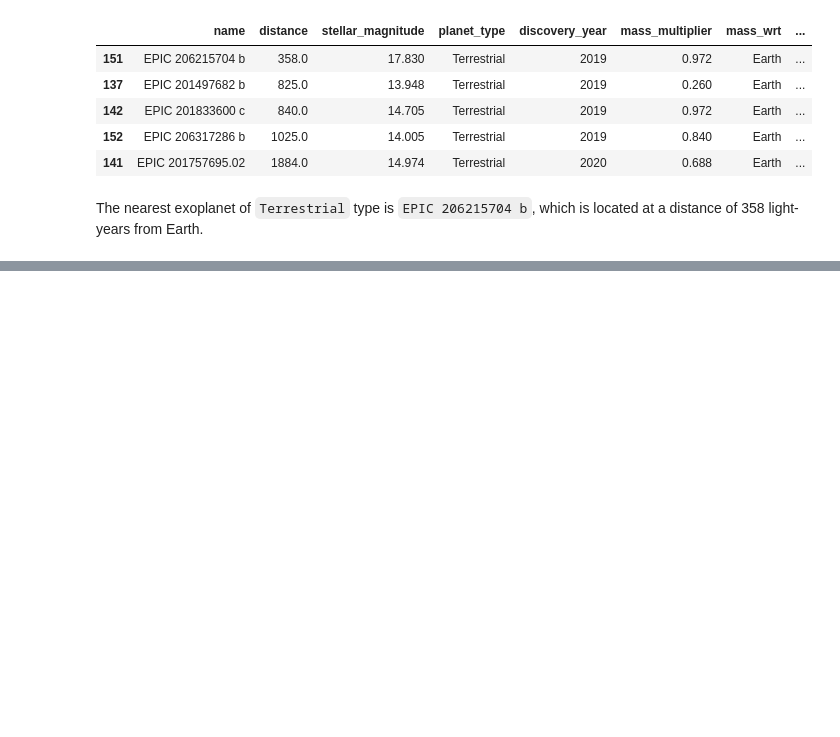
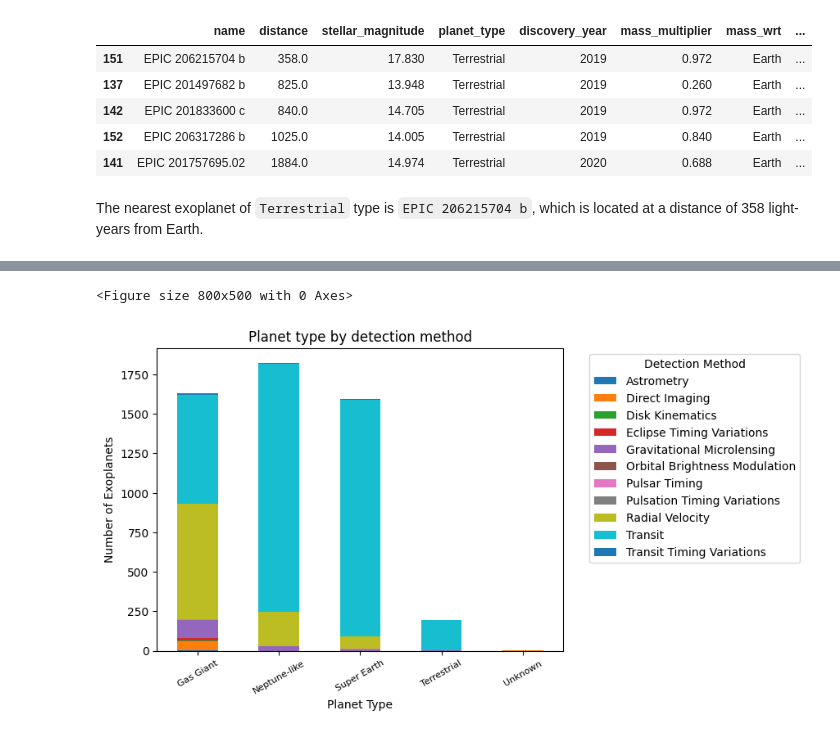
Before and after one commit to 7086600/da_final_project, a Jupyter notebook: da_final_project.ipynb, the cells around one changed output, grey strips where cells are left out. Saved outputs shown, nothing was run; the diff lists cells and outputs as text; code cells hidden in the pictures; blank space fills up the shorter version.

```diff
--- a/da_final_project.ipynb
+++ b/da_final_project.ipynb
@@ -174,0 +248,9 @@ The nearest exoplanet of `Terrestrial` type is `EPIC 206215704 b`, which is loca
+# %%
+# grouping exoplanets by planet_type and detection_method
+exoplanets_by_detection_method = exoplanets\
+    .groupby('planet_type')[['planet_type', 'detection_method']]\
+    .value_counts()\
+    .unstack(fill_value=0)\
+    .astype(int)
+
+exoplanets_by_detection_method
@@ -174,0 +265,13 @@ The nearest exoplanet of `Terrestrial` type is `EPIC 206215704 b`, which is loca
+# %%
+# # creating stacked bar plot
+plt.figure(figsize=(8, 5), frameon=True)
+exoplanets_by_detection_method.plot(kind='bar', stacked=True)
+plt.title('Planet type by detection method')
+plt.xlabel('Planet Type')
+plt.ylabel('Number of Exoplanets')
+plt.xticks(fontsize=8, rotation=30)
+plt.legend(title='Detection Method', bbox_to_anchor=(1.05, 1), loc='upper left')
+plt.show()
+# %% [output]
+<Figure size 800x500 with 0 Axes>
+[figure, added]
```
Also changed, not shown: parts of 10 cells of this notebook, 1 other file.
